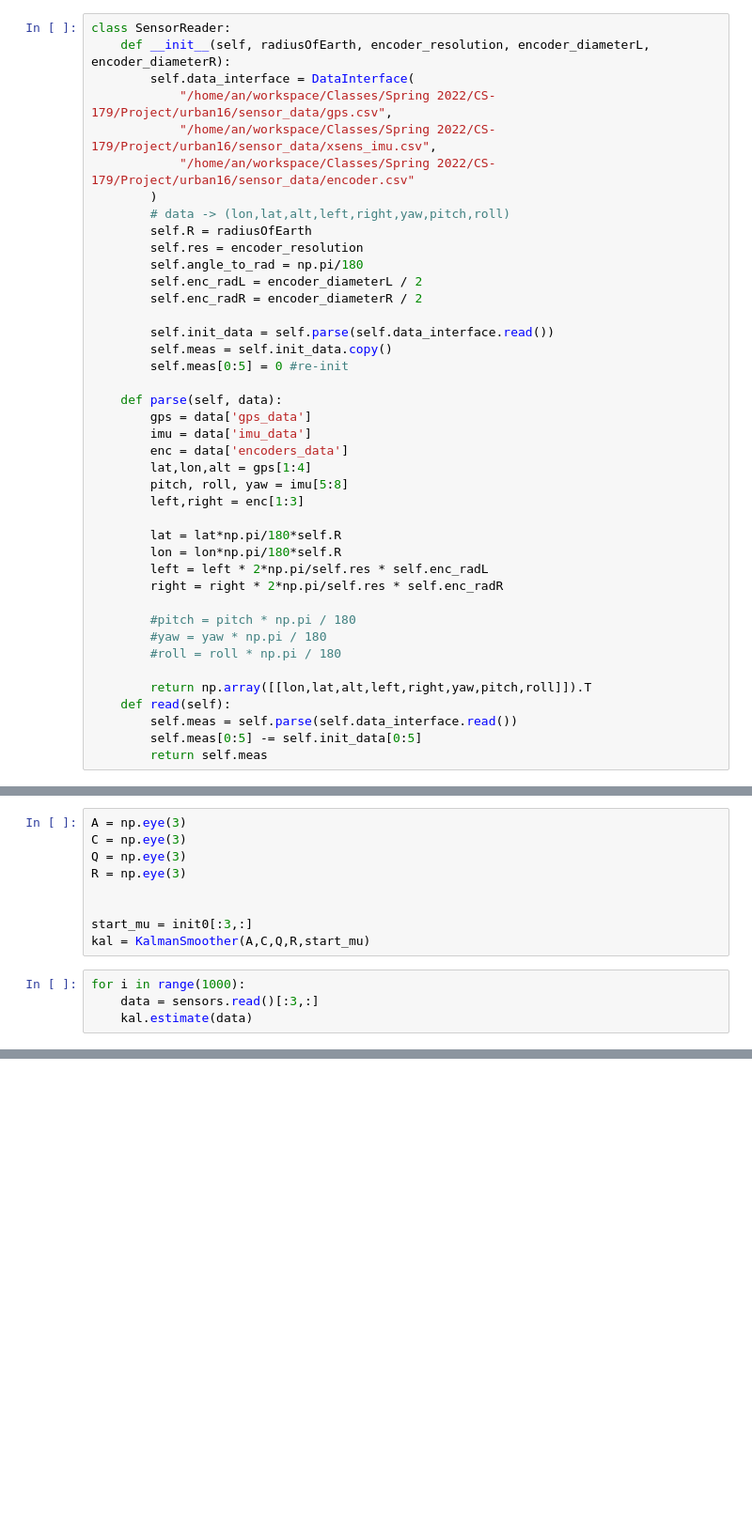
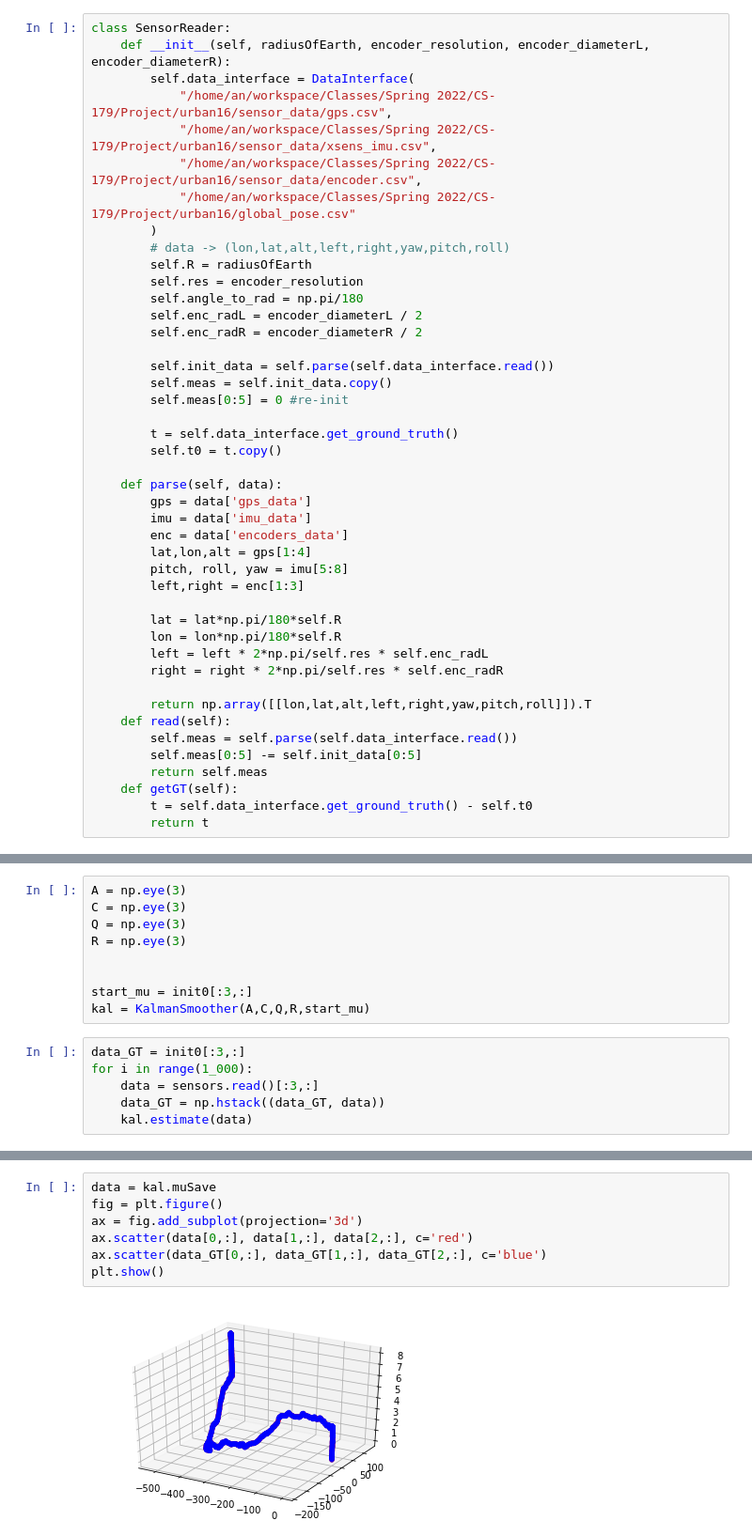
Before and after one commit to dangthanhan507/Vehicle-Tracking, a Jupyter notebook: notebook/Kalman Smoothing.ipynb, the cells around one changed output, grey strips where cells are left out. Shown: that part at 94% size. Cells and saved outputs as stored; diff of their text form; blank space fills up the shorter version.

Commit message:
Data visuals

```diff
--- a/notebook/Kalman Smoothing.ipynb
+++ b/notebook/Kalman Smoothing.ipynb
@@ -11,7 +11,8 @@ class SensorReader:
         self.data_interface = DataInterface(
             "/home/an/workspace/Classes/Spring 2022/CS-179/Project/urban16/sensor_data/gps.csv",
             "/home/an/workspace/Classes/Spring 2022/CS-179/Project/urban16/sensor_data/xsens_imu.csv",
-            "/home/an/workspace/Classes/Spring 2022/CS-179/Project/urban16/sensor_data/encoder.csv"
+            "/home/an/workspace/Classes/Spring 2022/CS-179/Project/urban16/sensor_data/encoder.csv",
+            "/home/an/workspace/Classes/Spring 2022/CS-179/Project/urban16/global_pose.csv"
         )
         # data -> (lon,lat,alt,left,right,yaw,pitch,roll)
         self.R = radiusOfEarth
@@ -23,6 +24,9 @@ class SensorReader:
         self.init_data = self.parse(self.data_interface.read())
         self.meas = self.init_data.copy()
         self.meas[0:5] = 0 #re-init
+
+        t = self.data_interface.get_ground_truth()
+        self.t0 = t.copy()
 
     def parse(self, data):
         gps = data['gps_data']
@@ -37,12 +41,11 @@ class SensorReader:
         left = left * 2*np.pi/self.res * self.enc_radL
         right = right * 2*np.pi/self.res * self.enc_radR
 
-        #pitch = pitch * np.pi / 180
-        #yaw = yaw * np.pi / 180
-        #roll = roll * np.pi / 180
-
         return np.array([[lon,lat,alt,left,right,yaw,pitch,roll]]).T
     def read(self):
         self.meas = self.parse(self.data_interface.read())
         self.meas[0:5] -= self.init_data[0:5]
         return self.meas
+    def getGT(self):
+        t = self.data_interface.get_ground_truth() - self.t0
+        return t
@@ -108,6 +116,8 @@ R = np.eye(3)
 start_mu = init0[:3,:]
 kal = KalmanSmoother(A,C,Q,R,start_mu)
 # %%
-for i in range(1000):
+data_GT = init0[:3,:]
+for i in range(1_000):
     data = sensors.read()[:3,:]
+    data_GT = np.hstack((data_GT, data))
     kal.estimate(data)
@@ -146,0 +124,9 @@ plt.show()
+# %%
+data = kal.muSave
+fig = plt.figure()
+ax = fig.add_subplot(projection='3d')
+ax.scatter(data[0,:], data[1,:], data[2,:], c='red')
+ax.scatter(data_GT[0,:], data_GT[1,:], data_GT[2,:], c='blue')
+plt.show()
+# %% [output]
+[figure, added]
```
Also changed, not shown: parts of 17 cells of this notebook, 1 other file.
